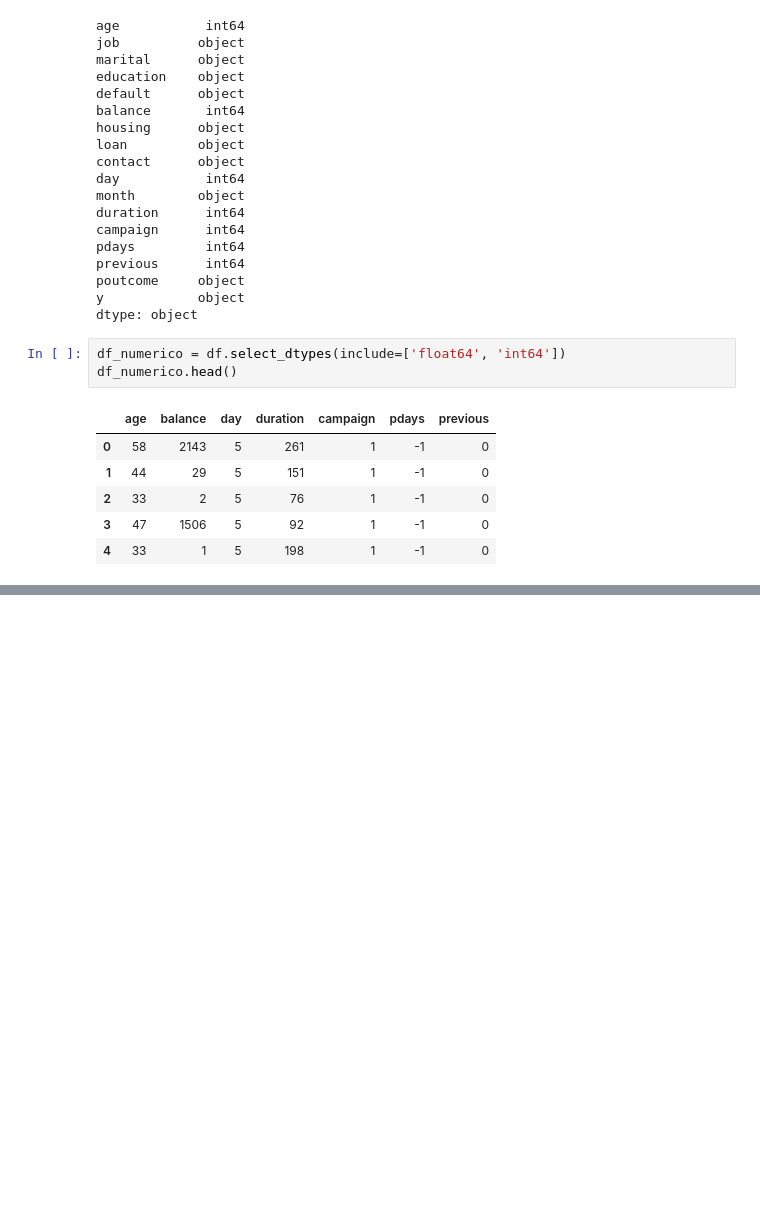
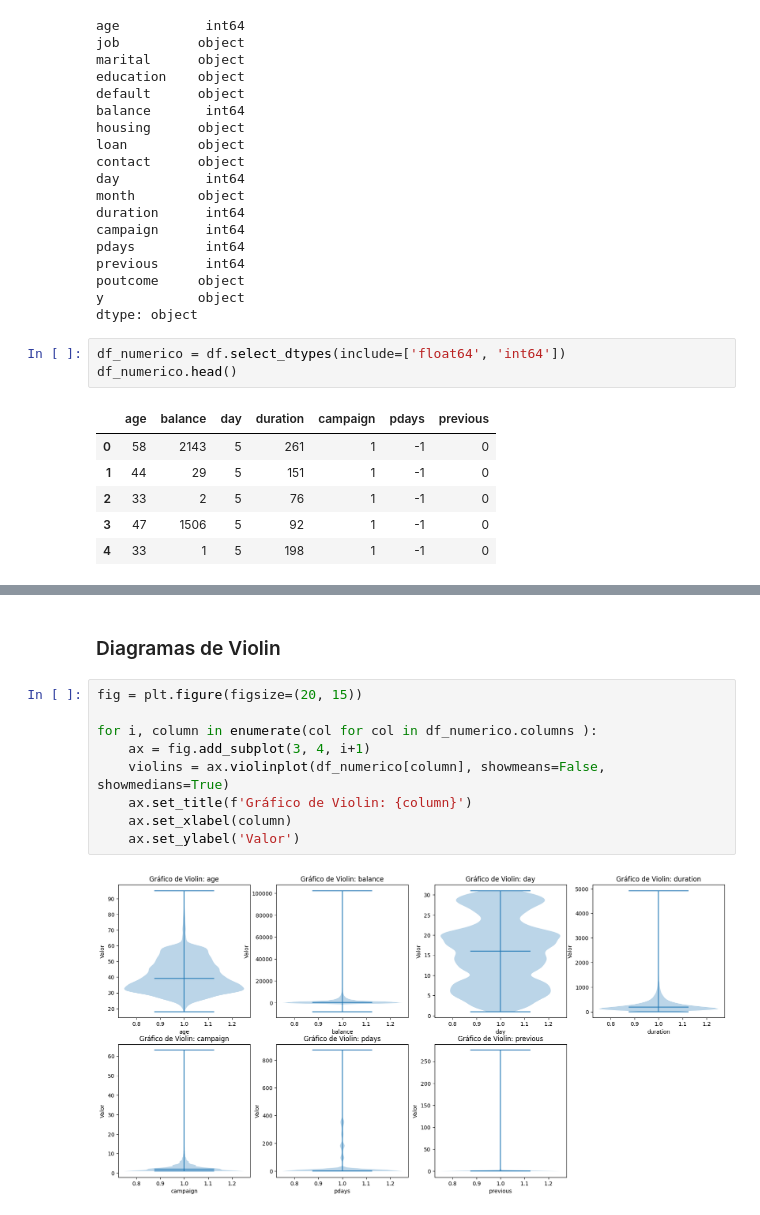
Before and after one commit to jerussi123/Proyectos, a Jupyter notebook: proyecto_2/Exploracion/Soporte_Exploracion.ipynb, the cells around one changed output, grey strips where cells are left out. Cells and saved outputs as stored; diff of their text form; blank space fills up the shorter version.

```diff
--- a/proyecto_2/Exploracion/Soporte_Exploracion.ipynb
+++ b/proyecto_2/Exploracion/Soporte_Exploracion.ipynb
@@ -88,0 +125,13 @@ df_numerico.head()
+# %% [markdown]
+### Diagramas de Violin
+# %%
+fig = plt.figure(figsize=(20, 15))
+
+for i, column in enumerate(col for col in df_numerico.columns ):
+    ax = fig.add_subplot(3, 4, i+1)
+    violins = ax.violinplot(df_numerico[column], showmeans=False, showmedians=True)
+    ax.set_title(f'Gráfico de Violin: {column}')
+    ax.set_xlabel(column)
+    ax.set_ylabel('Valor')
+# %% [output]
+[figure, added]
```
Also changed, not shown: parts of 9 cells of this notebook.
